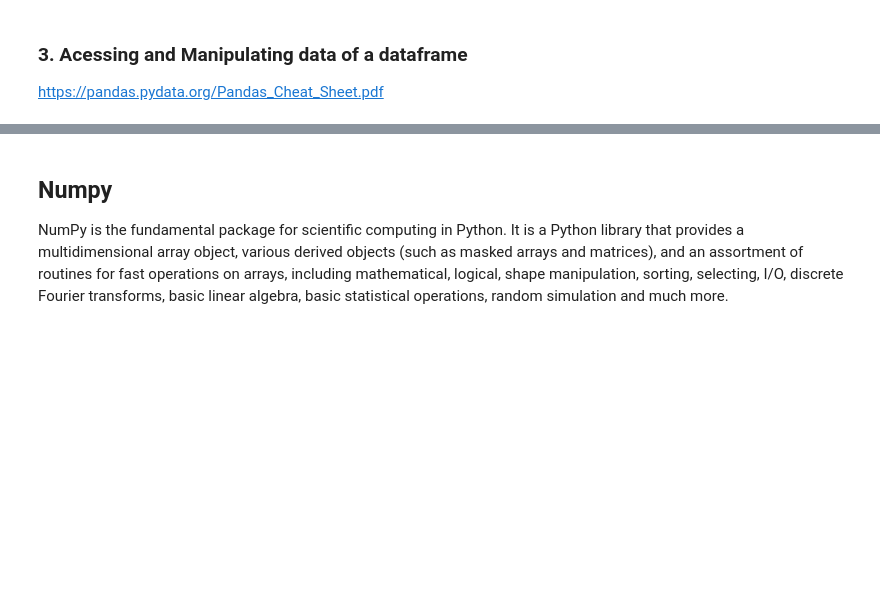
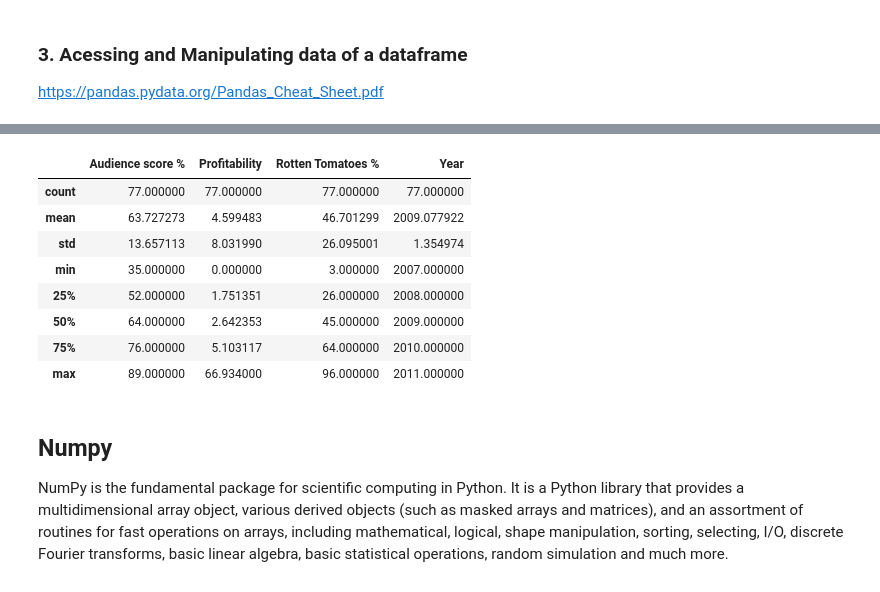
Before and after one commit to DataZenSomaiya/14_days_challenge, a Jupyter notebook: Track 1/DataZen_DataAnalysis_1.ipynb, the cells around one changed output, grey strips where cells are left out. Drawn from its saved outputs; the diff is of its cells as text; code cells hidden in the pictures; blank space fills up the shorter version.

```diff
--- a/Track 1/DataZen_DataAnalysis_1.ipynb
+++ b/Track 1/DataZen_DataAnalysis_1.ipynb
@@ -76,6 +133,17 @@ print(df.iloc[0,0:3])
 # %%
 ## Descibe
 df.describe()
+to_csv('Slicing_csv', index= False)
+# %% [output]
+|  | Audience score % | Profitability | Rotten Tomatoes % | Year |
+| count | 77.000000 | 77.000000 | 77.000000 | 77.000000 |
+| mean | 63.727273 | 4.599483 | 46.701299 | 2009.077922 |
+| std | 13.657113 | 8.031990 | 26.095001 | 1.354974 |
+| min | 35.000000 | 0.000000 | 3.000000 | 2007.000000 |
+| 25% | 52.000000 | 1.751351 | 26.000000 | 2008.000000 |
+| 50% | 64.000000 | 2.642353 | 45.000000 | 2009.000000 |
+| 75% | 76.000000 | 5.103117 | 64.000000 | 2010.000000 |
+| max | 89.000000 | 66.934000 | 96.000000 | 2011.000000 |
 # %% [markdown]
 ## Numpy
 NumPy is the fundamental package for scientific computing in Python. It is a Python library that provides a multidimensional array object, various derived objects (such as masked arrays and matrices), and an assortment of routines for fast operations on arrays, including mathematical, logical, shape manipulation, sorting, selecting, I/O, discrete Fourier transforms, basic linear algebra, basic statistical operations, random simulation and much more.
```
Also changed, not shown: parts of 5 cells of this notebook, 5 other files.
